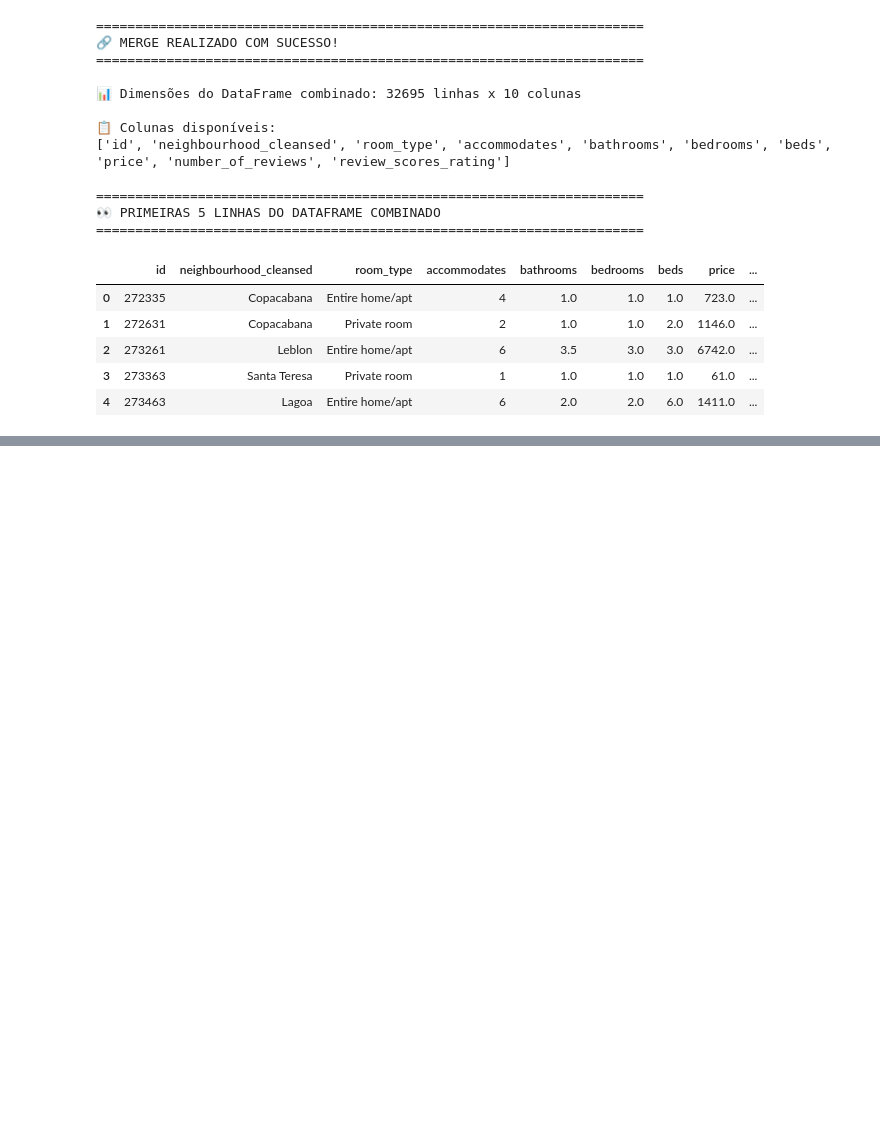
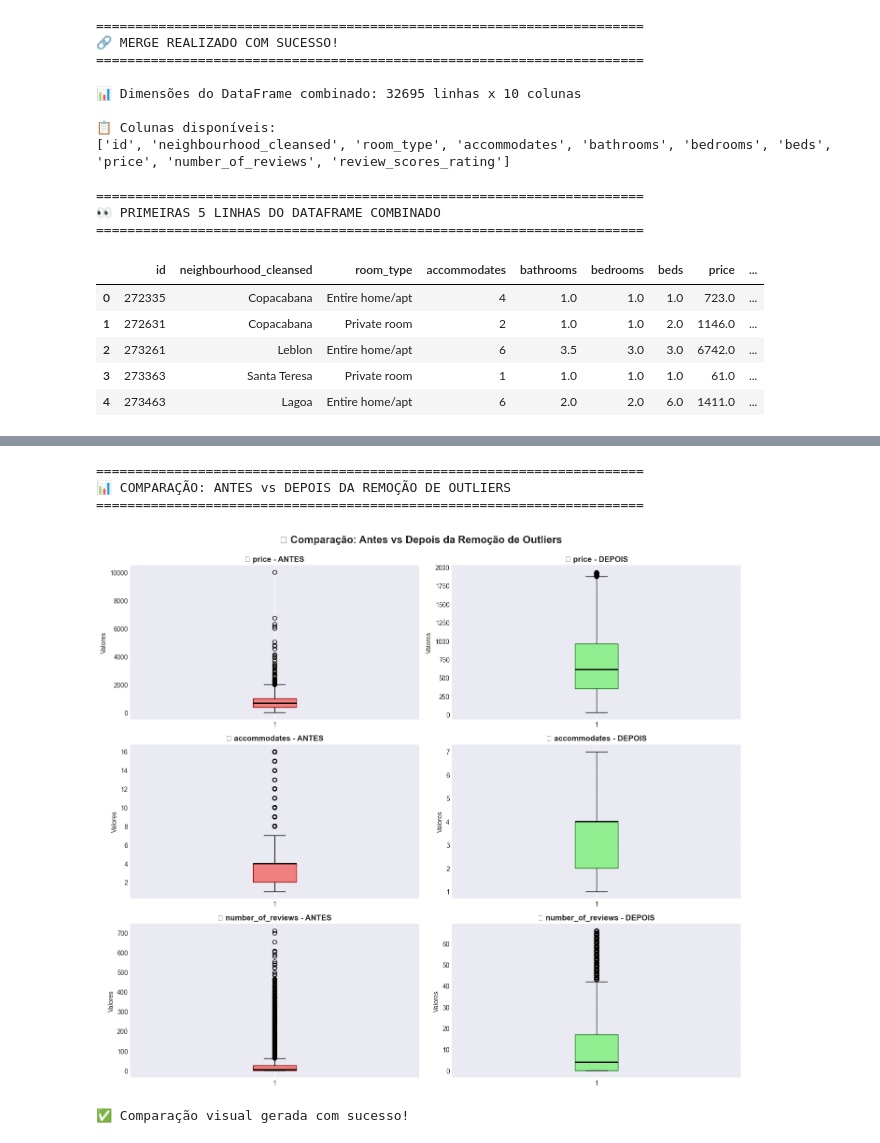
Before and after one commit to Laurentius96/Organizing_and_analyzing_Airbnb_data, a Jupyter notebook: main.ipynb, the cells around one changed output, grey strips where cells are left out. Saved outputs shown, nothing was run; the diff lists cells and outputs as text; code cells hidden in the pictures; blank space fills up the shorter version.

```diff
--- a/main.ipynb
+++ b/main.ipynb
@@ -373,0 +574,43 @@ display(df.head())
+# %%
+# ====================================================================
+# 3.4 COMPARAÇÃO VISUAL - ANTES E DEPOIS DA REMOÇÃO DE OUTLIERS
+# ====================================================================
+
+print("=" * 70)
+print("📊 COMPARAÇÃO: ANTES vs DEPOIS DA REMOÇÃO DE OUTLIERS")
+print("=" * 70)
+
+# Selecionar algumas colunas chave para visualização
+comparison_cols = ["price", "accommodates", "number_of_reviews"]
+
+fig, axes = plt.subplots(len(comparison_cols), 2, figsize=(14, 12))
+
+for idx, col in enumerate(comparison_cols):
+    # Boxplot ANTES
+    axes[idx, 0].boxplot(df[col].dropna(), vert=True, patch_artist=True,
+                         boxprops=dict(facecolor="lightcoral", color="darkred"),
+                         medianprops=dict(color="black", linewidth=2))
+    axes[idx, 0].set_title(f"📦 {col} - ANTES", fontsize=12, fontweight="bold")
+    axes[idx, 0].set_ylabel("Valores", fontsize=10)
+    axes[idx, 0].grid(axis="y", alpha=0.3)
+
+    # Boxplot DEPOIS
+    axes[idx, 1].boxplot(df_no_outliers[col].dropna(), vert=True, patch_artist=True,
+                         boxprops=dict(facecolor="lightgreen", color="darkgreen"),
+                         medianprops=dict(color="black", linewidth=2))
+    axes[idx, 1].set_title(f"📦 {col} - DEPOIS", fontsize=12, fontweight="bold")
+    axes[idx, 1].set_ylabel("Valores", fontsize=10)
+    axes[idx, 1].grid(axis="y", alpha=0.3)
+
+plt.suptitle("📊 Comparação: Antes vs Depois da Remoção de Outliers",
+             fontsize=16, fontweight="bold", y=0.995)
+plt.tight_layout()
+plt.show()
+
+print("\n✅ Comparação visual gerada com sucesso!")
+# %% [output]
+======================================================================
+📊 COMPARAÇÃO: ANTES vs DEPOIS DA REMOÇÃO DE OUTLIERS
+======================================================================
+[figure, added]
+✅ Comparação visual gerada com sucesso!
```
Also changed, not shown: parts of 11 cells of this notebook.
